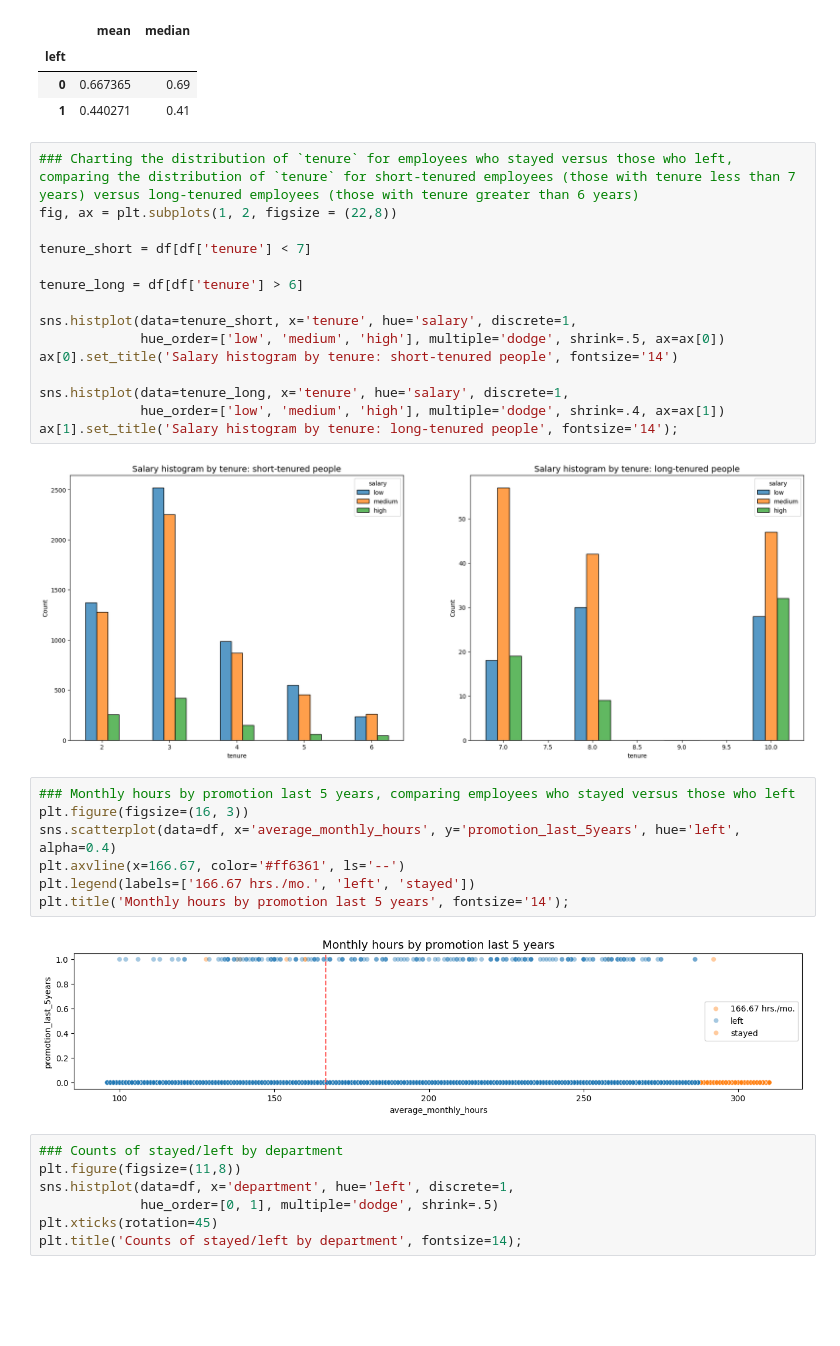
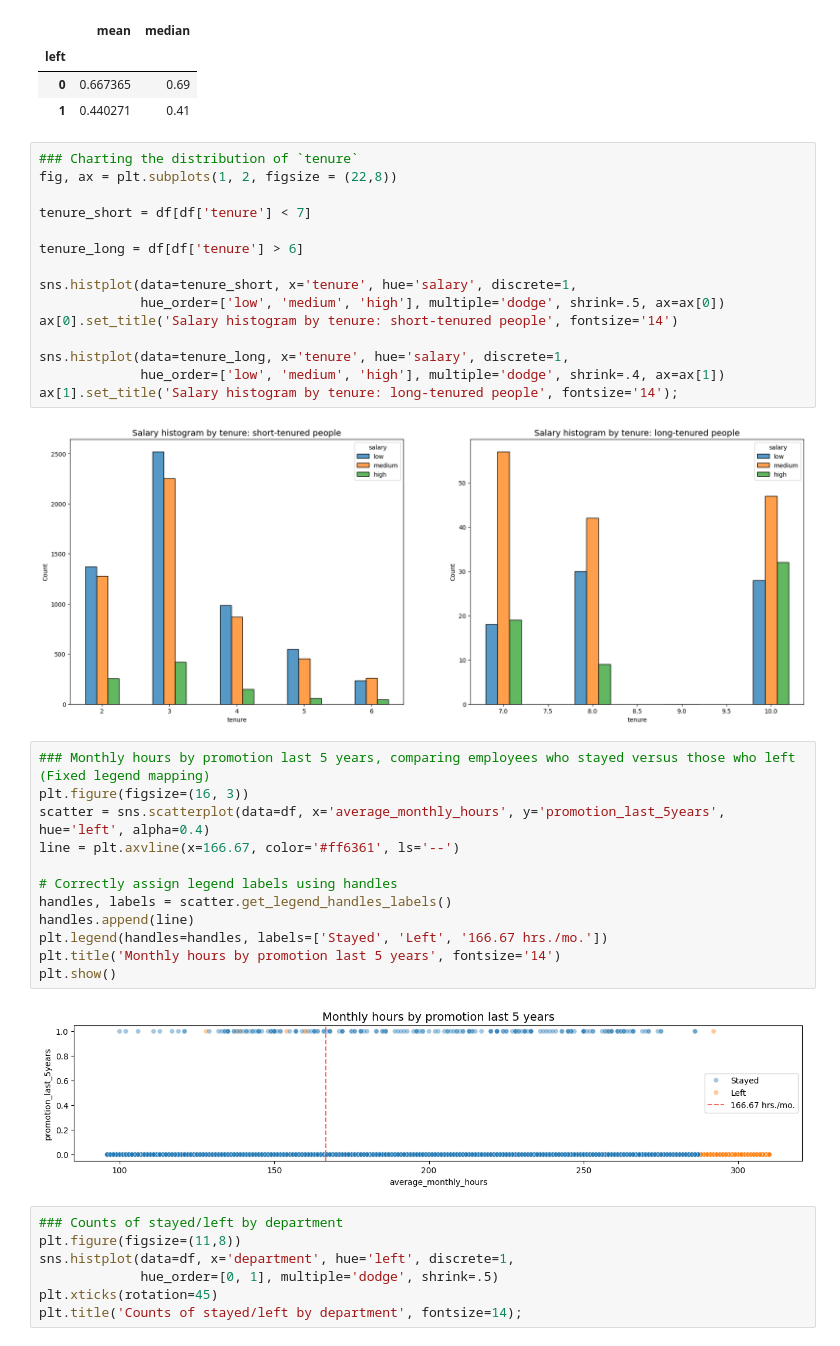
Before and after one commit to ShanT237/salifort-retention-project, a Jupyter notebook: notebooks/01_eda_and_modeling.ipynb, the cells around one changed output. Saved outputs shown, nothing was run; the diff lists cells and outputs as text; blank space fills up the shorter version.

```diff
--- a/notebooks/01_eda_and_modeling.ipynb
+++ b/notebooks/01_eda_and_modeling.ipynb
@@ -206,7 +210,7 @@ df.groupby(['left'])['satisfaction_level'].agg([np.mean,np.median])
 | 0 | 0.667365 | 0.69 |
 | 1 | 0.440271 | 0.41 |
 # %%
-### Charting the distribution of `tenure` for employees who stayed versus those who left, comparing the distribution of `tenure` for short-tenured employees (those with tenure less than 7 years) versus long-tenured employees (those with tenure greater than 6 years)
+### Charting the distribution of `tenure`
 fig, ax = plt.subplots(1, 2, figsize = (22,8))
 
 tenure_short = df[df['tenure'] < 7]
@@ -223,14 +227,19 @@ ax[1].set_title('Salary histogram by tenure: long-tenured people', fontsize='14'
 # %% [output]
 [figure]
 # %%
-### Monthly hours by promotion last 5 years, comparing employees who stayed versus those who left
+### Monthly hours by promotion last 5 years, comparing employees who stayed versus those who left (Fixed legend mapping)
 plt.figure(figsize=(16, 3))
-sns.scatterplot(data=df, x='average_monthly_hours', y='promotion_last_5years', hue='left', alpha=0.4)
-plt.axvline(x=166.67, color='#ff6361', ls='--')
-plt.legend(labels=['166.67 hrs./mo.', 'left', 'stayed'])
-plt.title('Monthly hours by promotion last 5 years', fontsize='14');
+scatter = sns.scatterplot(data=df, x='average_monthly_hours', y='promotion_last_5years', hue='left', alpha=0.4)
+line = plt.axvline(x=166.67, color='#ff6361', ls='--')
+
+# Correctly assign legend labels using handles
+handles, labels = scatter.get_legend_handles_labels()
+handles.append(line)
+plt.legend(handles=handles, labels=['Stayed', 'Left', '166.67 hrs./mo.'])
+plt.title('Monthly hours by promotion last 5 years', fontsize='14')
+plt.show()
 # %% [output]
-[figure, old version]
+[figure, new version]
 # %%
 ### Counts of stayed/left by department
 plt.figure(figsize=(11,8))
```
Also changed, not shown: parts of 11 cells of this notebook, 8 other files.
